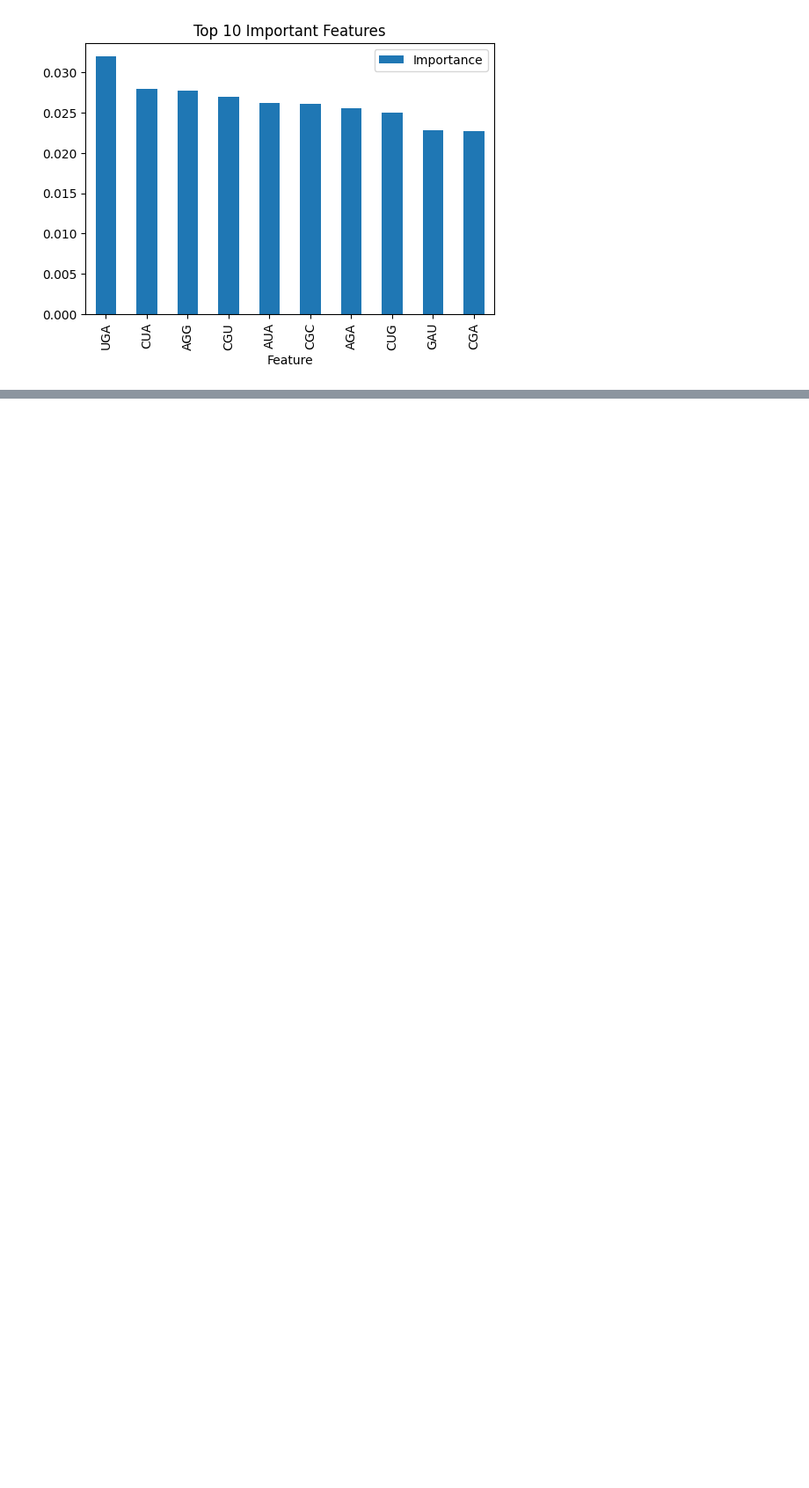
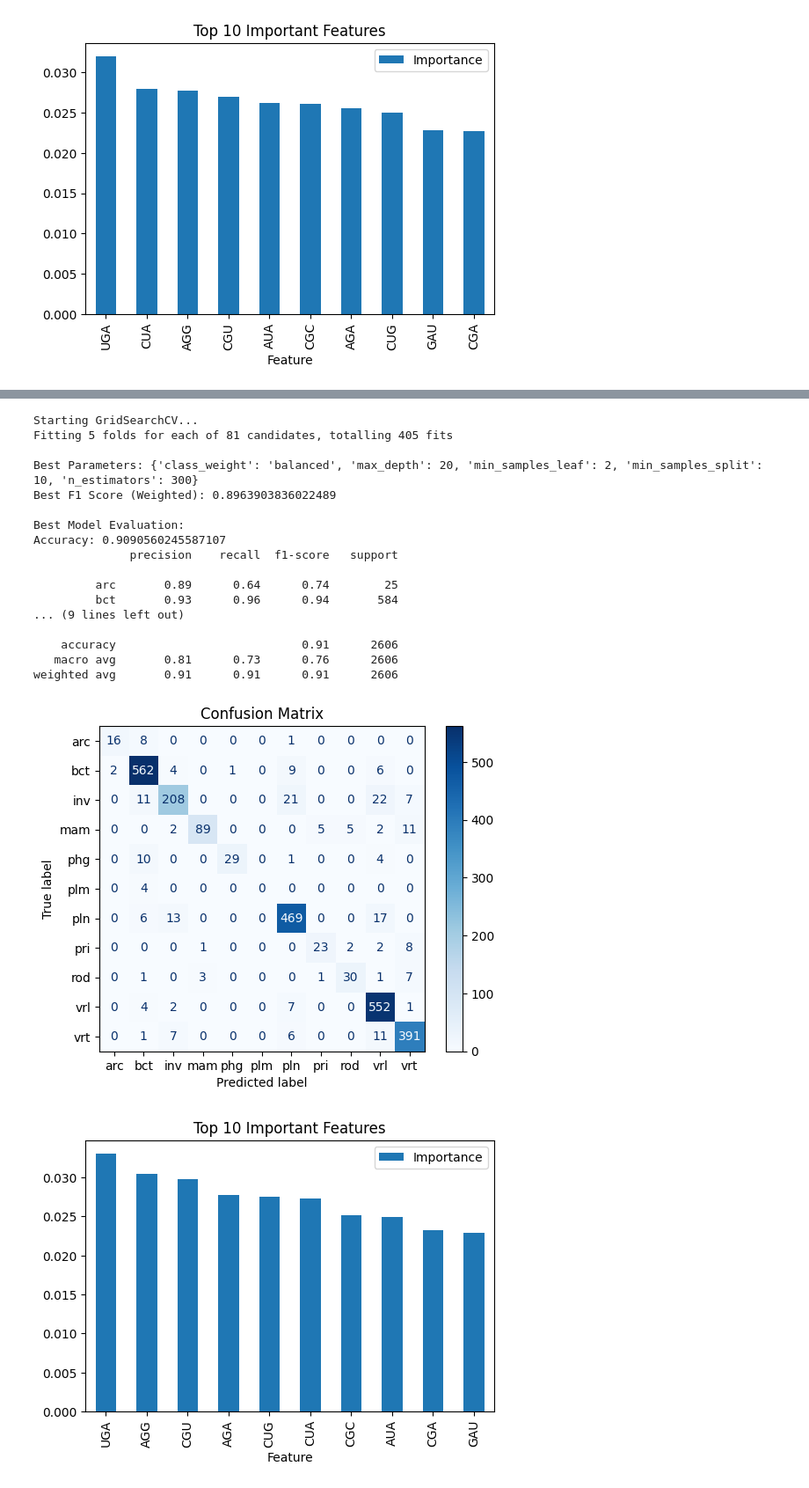
Before and after one commit to alexmoor527/CO2_ML_Group25, a Jupyter notebook: project_alex.ipynb, the cells around one changed output, grey strips where cells are left out. Shown at 88% size. Cells and saved outputs as stored; diff of their text form; code cells hidden in the pictures; blank space fills up the shorter version.

```diff
--- a/project_alex.ipynb
+++ b/project_alex.ipynb
@@ -510,0 +594,56 @@ weighted avg       0.90      0.91      0.90      2616
+# %%
+param_grid = {
+    'n_estimators': [100, 200, 300],
+    'max_depth': [10, 20, 30],
+    'min_samples_split': [2, 5, 10],
+    'min_samples_leaf': [1, 2, 4],
+    'class_weight': ['balanced']
+}
+
+# Perform GridSearchCV for Hyperparameter Optimization
+grid_search = GridSearchCV(
+    estimator=RandomForestClassifier(random_state=42),
+    param_grid=param_grid,
+    cv=5,
+    scoring='f1_weighted',
+    verbose=2,
+    n_jobs=-1
+)
+
+print("\nStarting GridSearchCV...")
+grid_search.fit(X_train, y_train)
+
+# Retrieve Best Model and Parameters
+print("\nBest Parameters:", grid_search.best_params_)
+print("Best F1 Score (Weighted):", grid_search.best_score_)
+
+# Evaluate the Best Model
+best_rf_clf = grid_search.best_estimator_
+print("\nBest Model Evaluation:")
+evaluate_model(
+    clf=best_rf_clf,
+    X_test=X_test,
+    y_test=y_test,
+    label_encoder=label_encoder,
+    feature_names=X.columns
+)
+# %% [output]
+Starting GridSearchCV...
+Fitting 5 folds for each of 81 candidates, totalling 405 fits
+
+Best Parameters: {'class_weight': 'balanced', 'max_depth': 20, 'min_samples_leaf': 2, 'min_samples_split': 10, 'n_estimators': 300}
+Best F1 Score (Weighted): 0.8963903836022489
+
+Best Model Evaluation:
+Accuracy: 0.9090560245587107
+              precision    recall  f1-score   support
+
+         arc       0.89      0.64      0.74        25
+         bct       0.93      0.96      0.94       584
+... (9 lines left out)
+
+    accuracy                           0.91      2606
+   macro avg       0.81      0.73      0.76      2606
+weighted avg       0.91      0.91      0.91      2606
+[figure, added]
+[figure, added]
```
Also changed, not shown: parts of 10 cells of this notebook.
